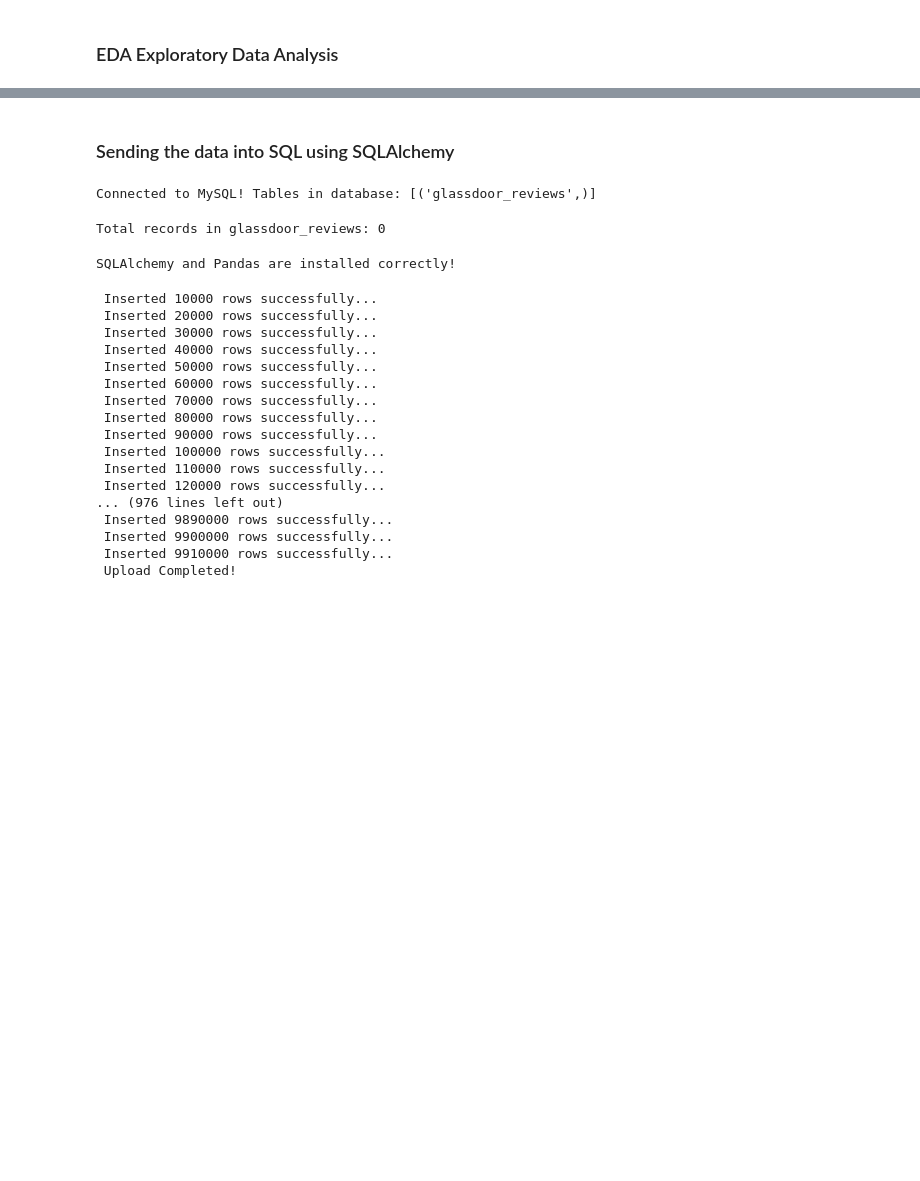
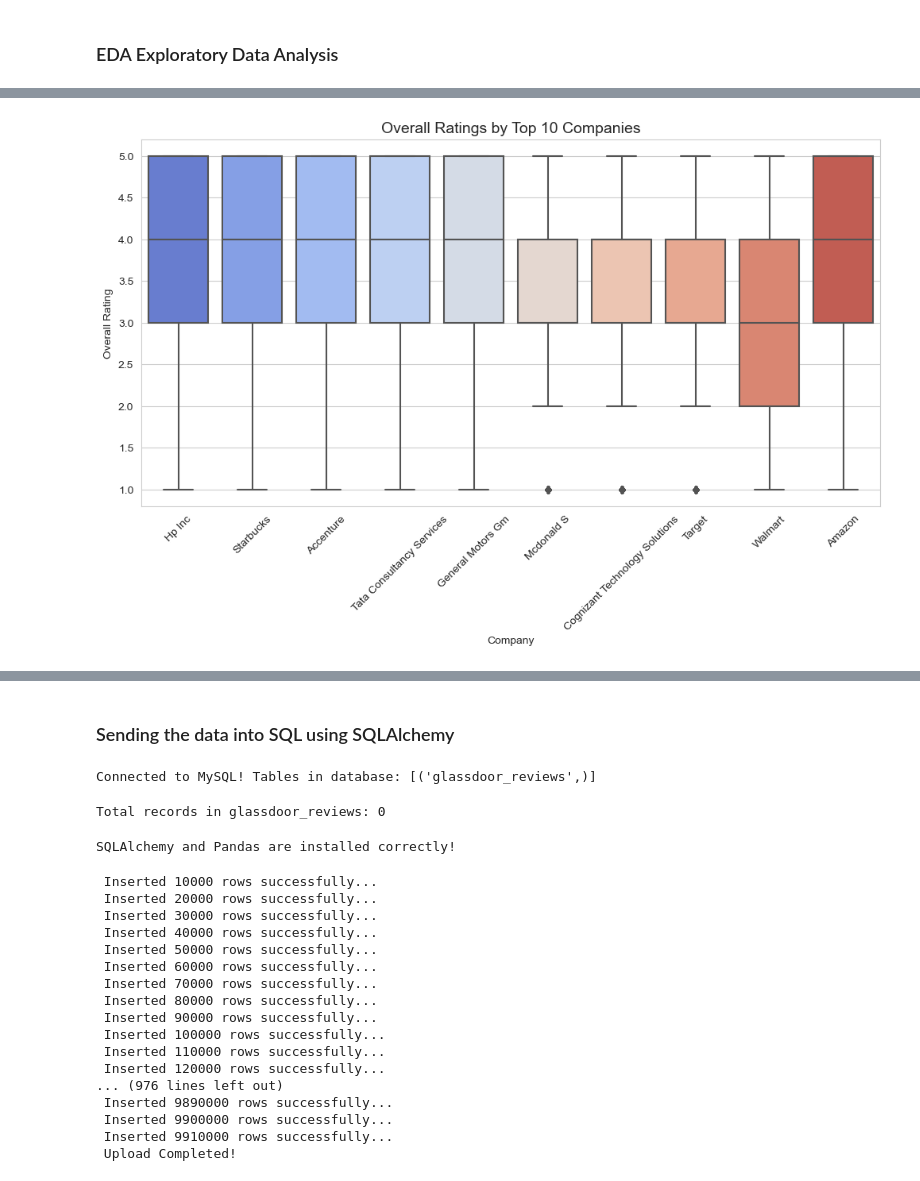
Before and after one commit to manikantalokesh/Glassdoor_review_data_analysis_project, a Jupyter notebook: glassdoor_review.ipynb, the cells around one changed output, grey strips where cells are left out. Saved outputs shown, nothing was run; the diff lists cells and outputs as text; code cells hidden in the pictures; blank space fills up the shorter version.

```diff
--- a/glassdoor_review.ipynb
+++ b/glassdoor_review.ipynb
@@ -687,0 +829,12 @@ df.head(2)
+# %%
+# ✅ 2. Boxplot of Ratings by Company (Top 10)
+top_10_companies = df['company'].value_counts().head(10).index
+plt.figure(figsize=(12, 6))
+sns.boxplot(data=df[df['company'].isin(top_10_companies)], x='company', y='overall_rating', palette='coolwarm')
+plt.xticks(rotation=45)
+plt.title('Overall Ratings by Top 10 Companies', fontsize=14)
+plt.xlabel('Company')
+plt.ylabel('Overall Rating')
+plt.show()
+# %% [output]
+[figure, added]
```
Also changed, not shown: parts of 20 cells of this notebook.
